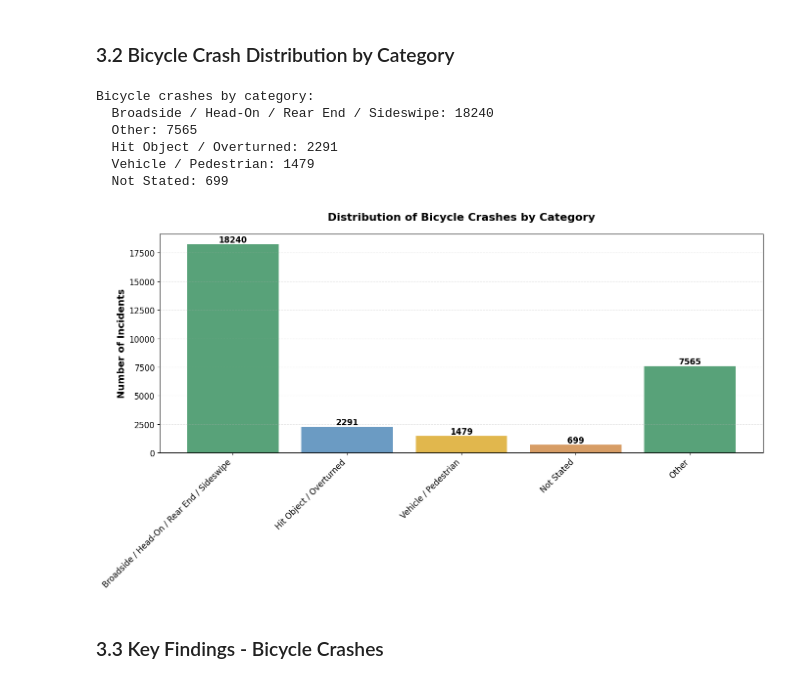
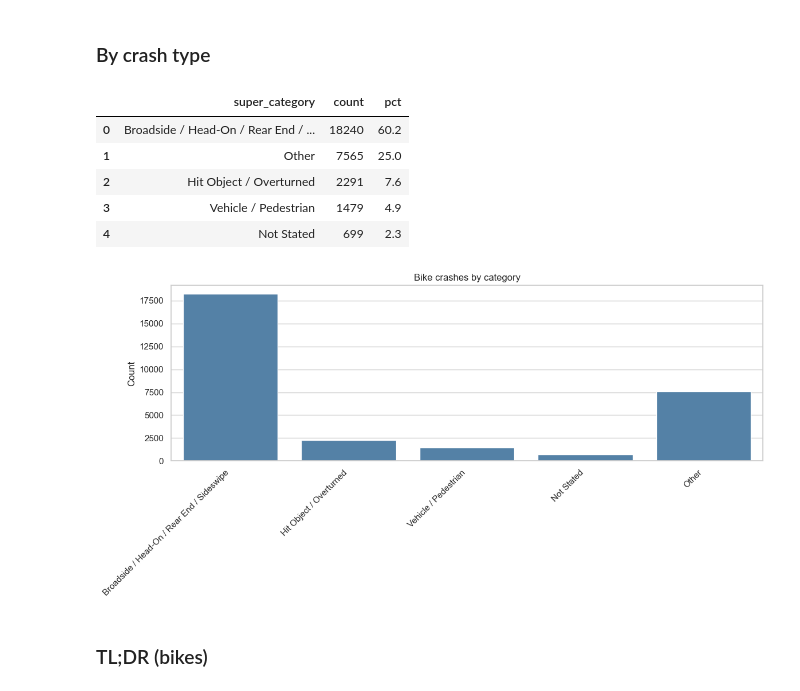
Before and after one commit to ecostache/vision-zero, a Jupyter notebook: vision-zero.ipynb, the cells around one changed output. Drawn from its saved outputs; the diff is of its cells as text; code cells hidden in the pictures.

```diff
--- a/vision-zero.ipynb
+++ b/vision-zero.ipynb
@@ -73,58 +85,36 @@ Percentage of total crashes: 9.2%
 # %% [markdown]
-### 3.2 Bicycle Crash Distribution by Category
+### By crash type
 # %%
-# Analyze bicycle crashes by super category
-bike_crash_counts = bike_crash.groupby('super_category')['id'].count()
+# Bike crashes by category (counts + share)
+bike_by_cat = (
+    bike_crash['super_category']
+    .value_counts()
+    .rename_axis('super_category')
+    .reset_index(name='count')
+)
 
-print("Bicycle crashes by category:")
-for category, count in bike_crash_counts.sort_values(ascending=False).items():
-    print(f"  {category}: {count}")
+bike_by_cat.assign(pct=lambda d: (d['count'] / d['count'].sum()) * 100)
 # %% [output]
-Bicycle crashes by category:
-  Broadside / Head-On / Rear End / Sideswipe: 18240
-  Other: 7565
-  Hit Object / Overturned: 2291
-  Vehicle / Pedestrian: 1479
-  Not Stated: 699
+|  | super_category | count | pct |
+| 0 | Broadside / Head-On / Rear End / ... | 18240 | 60.2 |
+| 1 | Other | 7565 | 25.0 |
+| 2 | Hit Object / Overturned | 2291 | 7.6 |
+| 3 | Vehicle / Pedestrian | 1479 | 4.9 |
+| 4 | Not Stated | 699 | 2.3 |
 # %%
-# Prepare data for visualization (move "Other" to the end)
-grouped_counts = bike_crash.groupby('super_category')['id'].count()
-grouped_counts_sorted = grouped_counts.drop('Other').sort_values(ascending=False)
-grouped_counts_sorted['Other'] = grouped_counts['Other']
+# Visual
+order = [c for c in bike_by_cat['super_category'] if c != 'Other'] + (['Other'] if 'Other' in set(bike_by_cat['super_category']) else [])
 
-# Create visualization
-plt.figure(figsize=(14, 8))
-bars = plt.bar(grouped_counts_sorted.index, grouped_counts_sorted.values,
-               color=['#2E8B57', '#4682B4', '#DAA520', '#CD853F'], alpha=0.8)
-
-# Add value labels on bars
-for bar in bars:
-    height = bar.get_height()
-    plt.text(bar.get_x() + bar.get_width()/2., height,
-             f'{int(height)}',
-             ha='center', va='bottom', fontsize=12, fontweight='bold')
-
-# Customize the plot
-# plt.xlabel('Crash Category', fontsize=14, fontweight='bold')
-plt.ylabel('Number of Incidents', fontsize=14, fontweight='bold')
-plt.title('Distribution of Bicycle Crashes by Category', fontsize=16, fontweight='bold', pad=20)
-plt.xticks(rotation=45, ha='right', fontsize=12)
-plt.yticks(fontsize=12)
-plt.grid(axis='y', alpha=0.3, linestyle='--')
+plt.figure(figsize=(12, 6))
+sns.barplot(data=bike_by_cat, x='super_category', y='count', order=order, color='#4682B4')
+plt.title('Bike crashes by category')
+plt.xlabel('')
+plt.ylabel('Count')
+plt.xticks(rotation=45, ha='right')
 plt.tight_layout()
-
-# Add insights text box
-total_bike_crashes = grouped_counts_sorted.sum()
-most_common = grouped_counts_sorted.index[0]
-most_common_pct = (grouped_counts_sorted.iloc[0] / total_bike_crashes) * 100
-
-# plt.figtext(0.02, 0.02,
-#             f'Key Insight: {most_common} crashes represent {most_common_pct:.1f}% of all bicycle incidents',
-#             fontsize=10, style='italic', wrap=True)
-
 plt.show()
 # %% [output]
-[figure, old version]
+[figure, new version]
 # %% [markdown]
-### 3.3 Key Findings - Bicycle Crashes
+### TL;DR (bikes)
 # %% [markdown]
```
Also changed, not shown: parts of 27 cells of this notebook, 1 other file.
